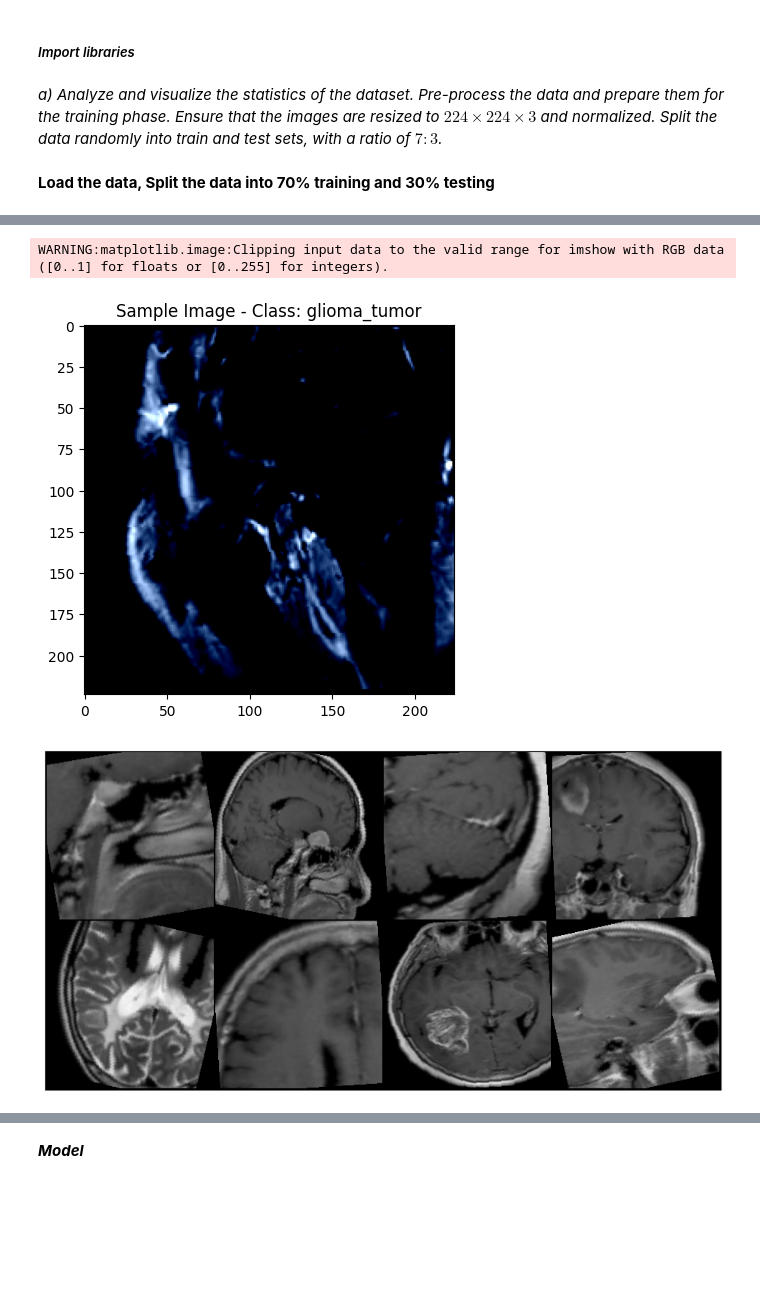
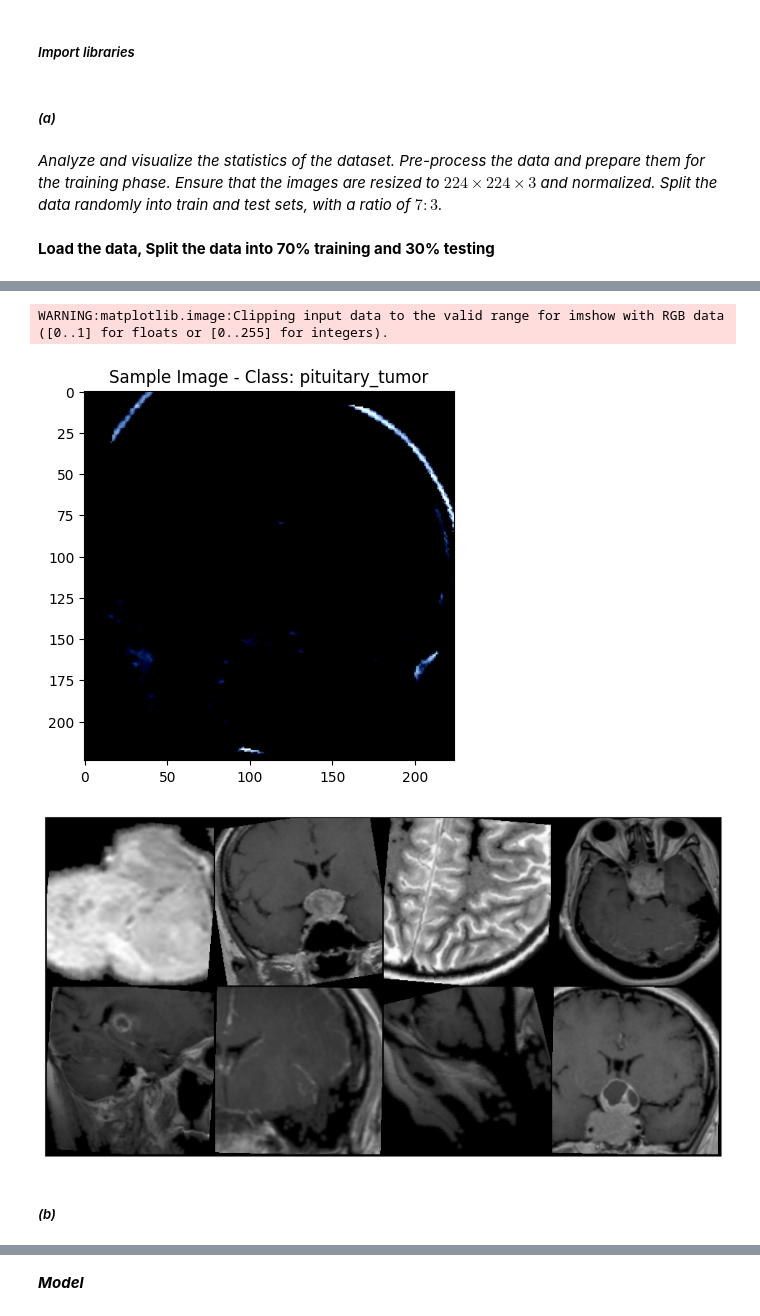
Before and after one commit to mbraihan/MA_2, a Jupyter notebook: COMP_6321_MA_2.ipynb, the cells around one changed output, grey strips where cells are left out. Cells and saved outputs as stored; diff of their text form; code cells hidden in the pictures; blank space fills up the shorter version.

```diff
--- a/COMP_6321_MA_2.ipynb
+++ b/COMP_6321_MA_2.ipynb
@@ -64,8 +63,10 @@ from tqdm import tqdm
 # Ignore warnings
 import warnings
 warnings.filterwarnings("ignore")
+# %% [markdown]
+##### *(a)*
 # %% [markdown]
-*a) Analyze and visualize the statistics of the dataset. Pre-process the data and prepare them for the training phase. Ensure that the images are resized to $224 \times 224 \times 3$ and normalized. Split the data randomly into train and test sets, with a ratio of $7: 3$.*
+*Analyze and visualize the statistics of the dataset. Pre-process the data and prepare them for the training phase. Ensure that the images are resized to $224 \times 224 \times 3$ and normalized. Split the data randomly into train and test sets, with a ratio of $7: 3$.*
 # %% [markdown]
 **Load the data, Split the data into 70% training and 30% testing**
 # %%
@@ -85,8 +86,10 @@ transform = transforms.Compose([
 # Create a custom dataset
 brain_dataset = datasets.ImageFolder(root=dataset_path, transform=transform)
 
-batch_size = 32
+batch_size = 64
 data_loader = DataLoader(brain_dataset, batch_size=batch_size, shuffle=True)
+
+class_names = brain_dataset.classes
 
 class_counts = torch.bincount(torch.tensor(brain_dataset.targets))
 unique_classes = [brain_dataset.classes[i] for i in range(len(class_counts)) if class_counts[i] > 0]
@@ -106,33 +109,35 @@ test_size = len(brain_dataset) - train_size
 train_dataset, test_dataset = random_split(brain_dataset, [train_size, test_size])
 
 # Create data loaders for train and test sets
 train_loader = DataLoader(train_dataset, batch_size=batch_size, shuffle=True)
 test_loader = DataLoader(test_dataset, batch_size=batch_size, shuffle=False)
 
 # Display a sample image
 sample_image, sample_label = next(iter(train_loader))
 plt.imshow(sample_image[0].permute(1, 2, 0))
 plt.title(f'Sample Image - Class: {brain_dataset.classes[sample_label[0]]}')
 plt.show()
 
 stats = ([0.485, 0.456, 0.406],[0.229, 0.224, 0.225])
 def denormalize(images, means, stds):
     means = torch.tensor(means).reshape(1, 3, 1, 1)
     stds = torch.tensor(stds).reshape(1, 3, 1, 1)
     return images * stds + means
 
 def show_batch(dltrain_loader):
     for images, labels in train_loader:
         fig, ax = plt.subplots(figsize=(12, 12))
         ax.set_xticks([]); ax.set_yticks([])
         denorm_images = denormalize(images, *stats)
         ax.imshow(torchvision.utils.make_grid(denorm_images[:8], nrow=4).permute(1, 2, 0).clamp(0,1))
         break
 
 show_batch(train_loader)
 # %% [output]
 [figure]
 WARNING:matplotlib.image:Clipping input data to the valid range for imshow with RGB data ([0..1] for floats or [0..255] for integers).
-[figure, old version]
+[figure, new version]
-[figure, old version]
+[figure, new version]
+# %% [markdown]
+##### *(b)*
 # %% [markdown]
```
Also changed, not shown: parts of 45 cells of this notebook.
